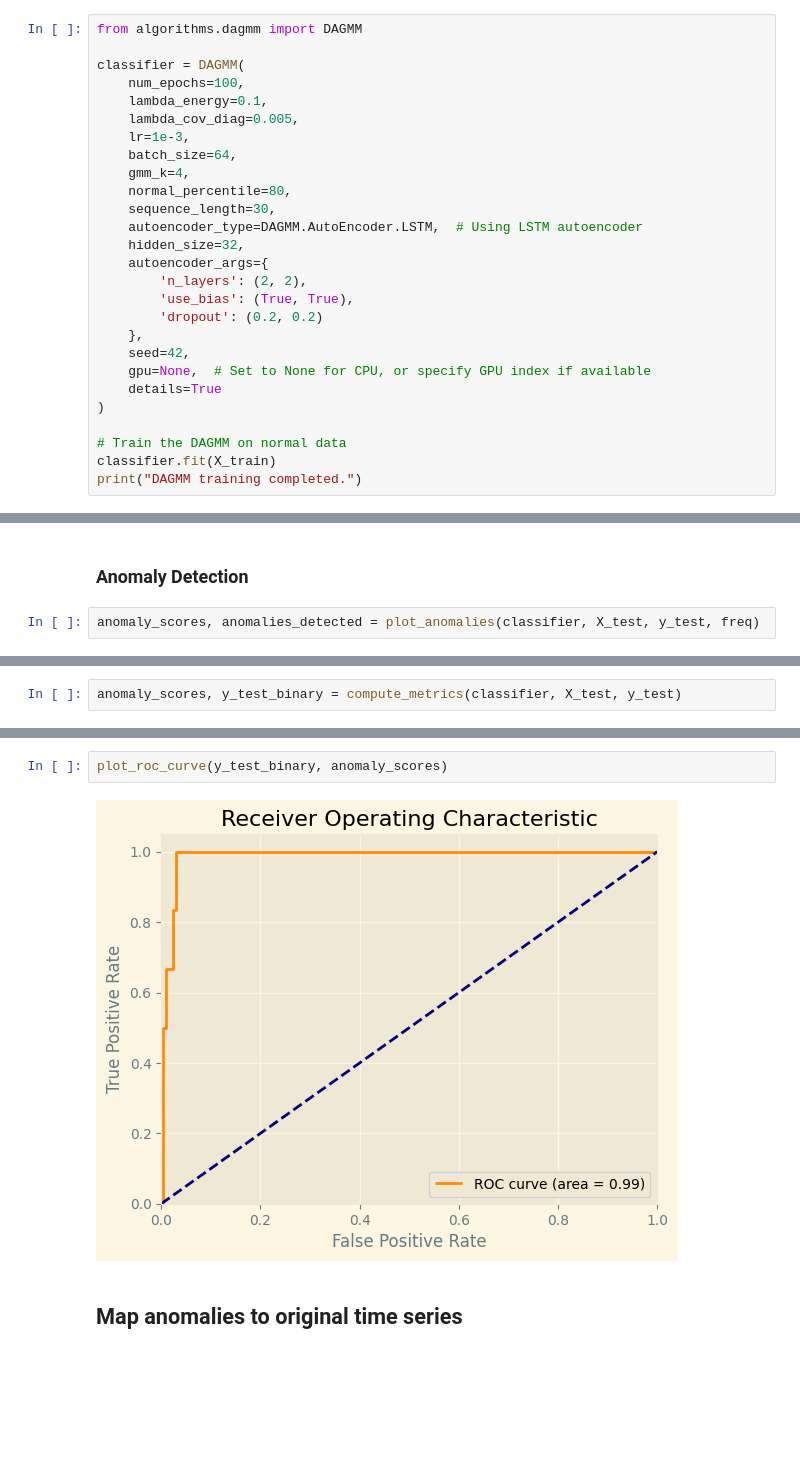
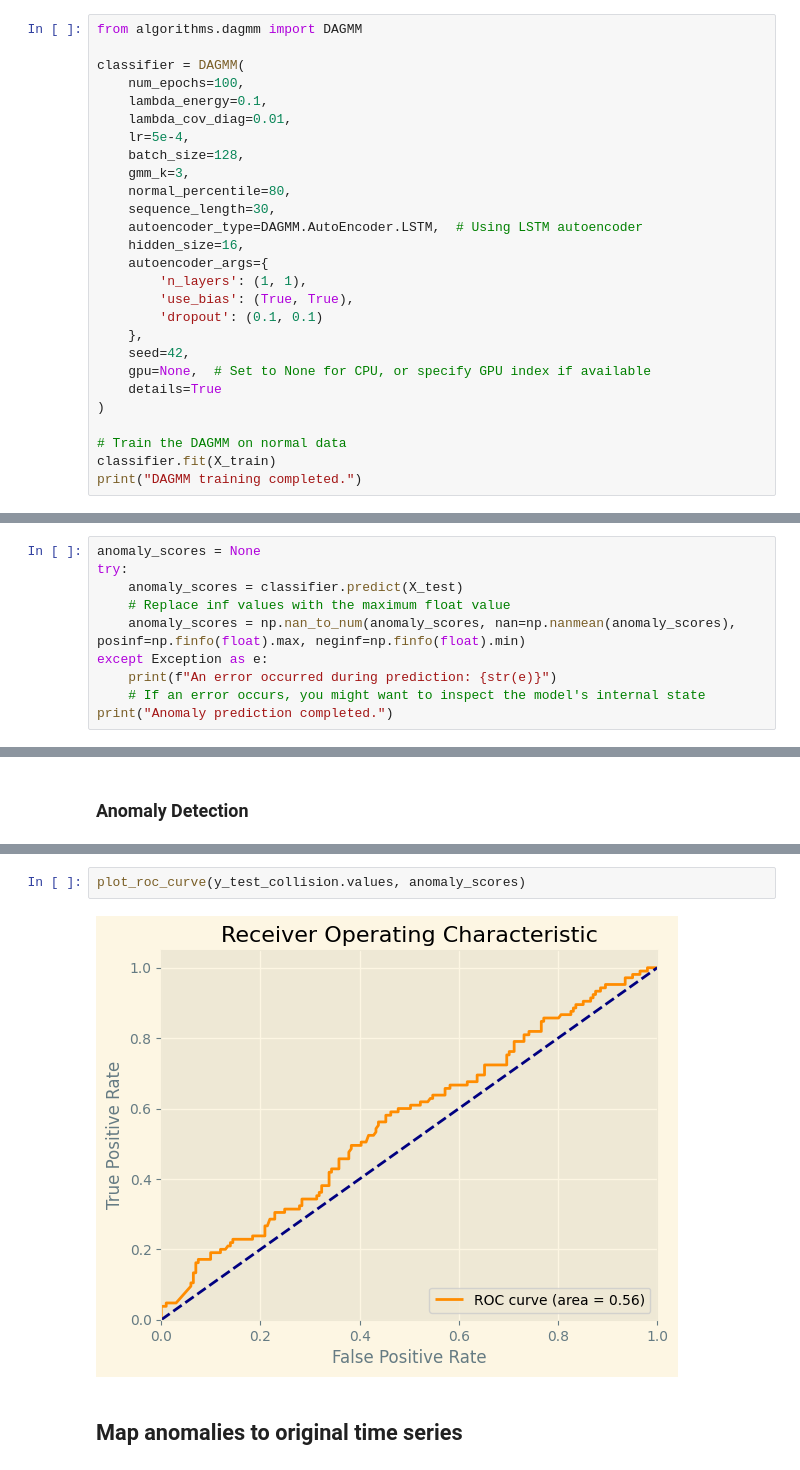
Before and after one commit to Anatr1/timeseries-anomaly-detection, a Jupyter notebook: src/test_dagmm.ipynb, the cells around one changed output, grey strips where cells are left out. Drawn from its saved outputs; the diff is of its cells as text; blank space fills up the shorter version.

Commit message:
update models

```diff
--- a/src/test_dagmm.ipynb
+++ b/src/test_dagmm.ipynb
@@ -145,18 +149,18 @@ from algorithms.dagmm import DAGMM
 classifier = DAGMM(
     num_epochs=100,
     lambda_energy=0.1,
-    lambda_cov_diag=0.005,
-    lr=1e-3,
-    batch_size=64,
-    gmm_k=4,
+    lambda_cov_diag=0.01,
+    lr=5e-4,
+    batch_size=128,
+    gmm_k=3,
     normal_percentile=80,
     sequence_length=30,
     autoencoder_type=DAGMM.AutoEncoder.LSTM,  # Using LSTM autoencoder
-    hidden_size=32,
+    hidden_size=16,
     autoencoder_args={
-        'n_layers': (2, 2),
+        'n_layers': (1, 1),
         'use_bias': (True, True),
-        'dropout': (0.2, 0.2)
+        'dropout': (0.1, 0.1)
     },
     seed=42,
     gpu=None,  # Set to None for CPU, or specify GPU index if available
@@ -187,0 +175,10 @@ DAGMM training completed.
+# %%
+anomaly_scores = None
+try:
+    anomaly_scores = classifier.predict(X_test)
+    # Replace inf values with the maximum float value
+    anomaly_scores = np.nan_to_num(anomaly_scores, nan=np.nanmean(anomaly_scores), posinf=np.finfo(float).max, neginf=np.finfo(float).min)
+except Exception as e:
+    print(f"An error occurred during prediction: {str(e)}")
+    # If an error occurs, you might want to inspect the model's internal state
+print("Anomaly prediction completed.")
@@ -188,4 +209,2 @@ DAGMM training completed.
 # %% [markdown]
 ### Anomaly Detection
-# %%
-anomaly_scores, anomalies_detected = plot_anomalies(classifier, X_test, y_test, freq)
@@ -213,2 +210,0 @@ Number of anomalies detected: 0
-# %%
-anomaly_scores, y_test_binary = compute_metrics(classifier, X_test, y_test)
@@ -253,7 +238,7 @@ weighted avg       0.96      0.98      0.97       306
 # %%
-plot_roc_curve(y_test_binary, anomaly_scores)
+plot_roc_curve(y_test_collision.values, anomaly_scores)
 # %% [output]
-[figure, old version]
+[figure, new version]
 # %% [markdown]
 ## Map anomalies to original time series
 # %%
```
Also changed, not shown: parts of 19 cells of this notebook, 6 other files.
